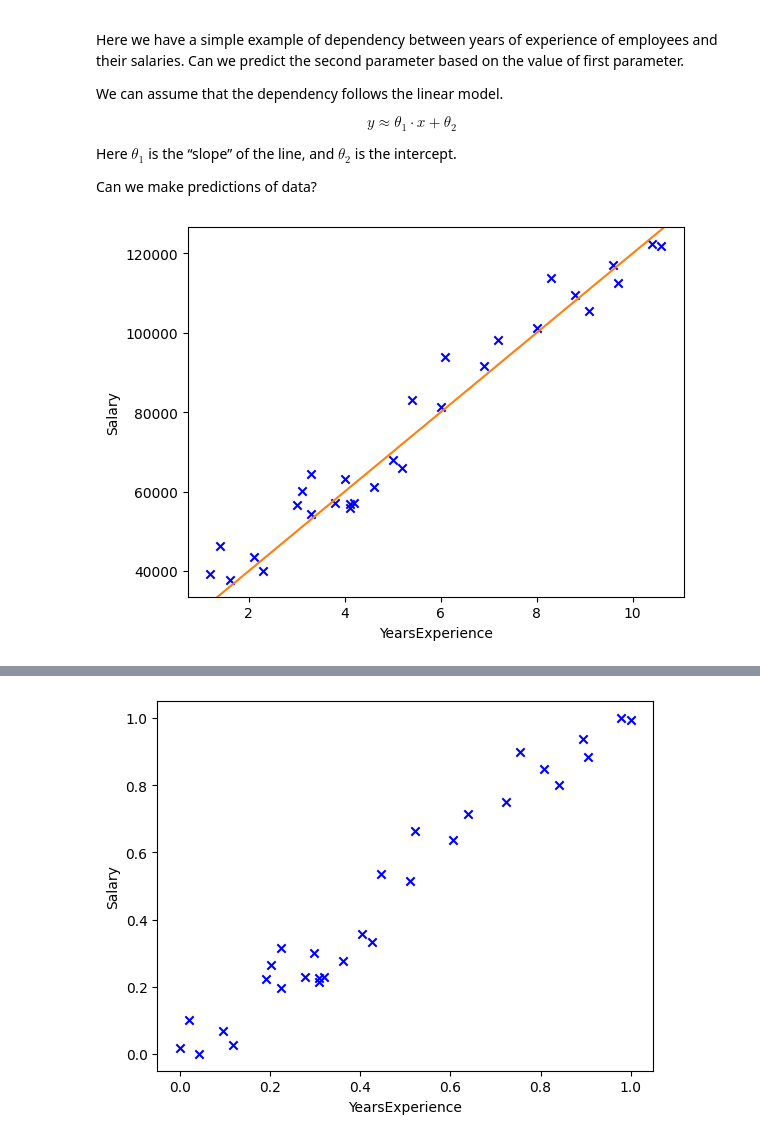
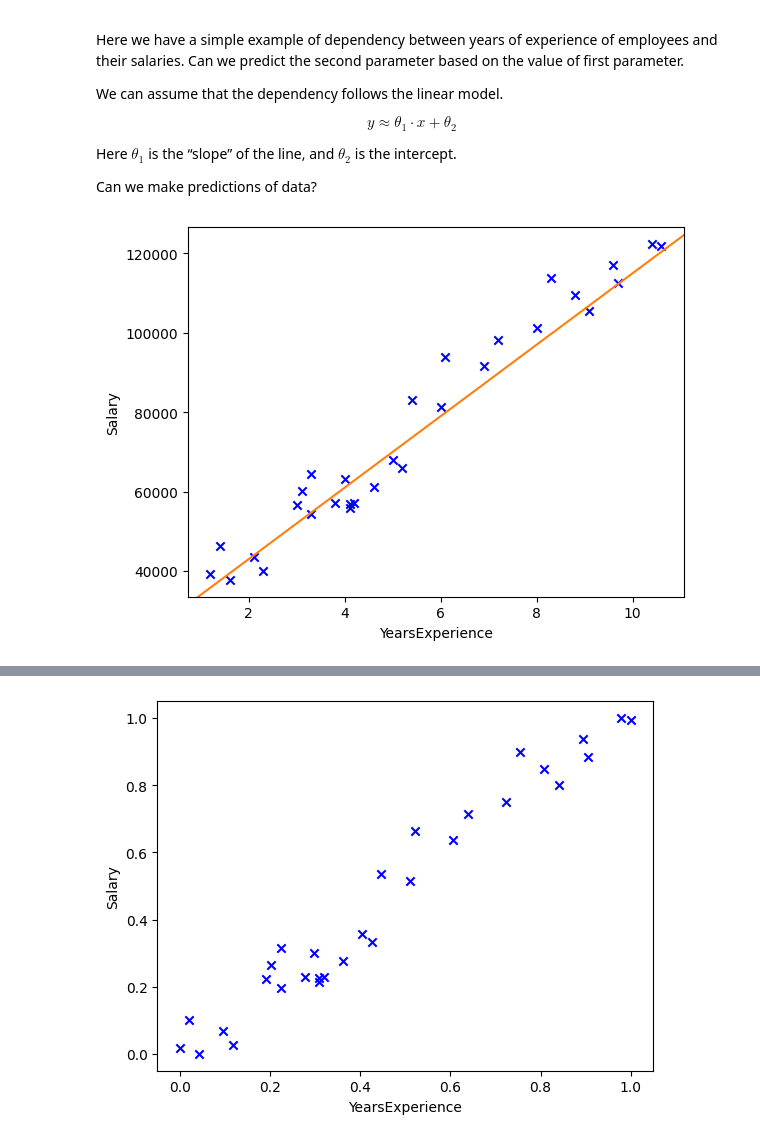
Before and after one commit to chnu-sci-tech/intellectual-data-analysis, a Jupyter notebook: src/201_ml_intro.ipynb, the cells around one changed output, grey strips where cells are left out. Cells and saved outputs as stored; diff of their text form; code cells hidden in the pictures.

```diff
--- a/src/201_ml_intro.ipynb
+++ b/src/201_ml_intro.ipynb
@@ -38,16 +38,16 @@ Can we make predictions of data?
 # %%
 import numpy as np
 
 def build_line(plt, theta):
     xlim, ylim =(plt.gca().get_xlim(), plt.gca().get_ylim())
     plt.plot(xlim, [theta[0]*xlim[0]+theta[1], theta[0]*xlim[1]+theta[1]], 'C1')
     plt.xlim(xlim)
     plt.ylim(ylim)
 
 plt = build_plot('../resources/Salary_dataset.csv', 'YearsExperience', 'Salary')
-build_line(plt, np.array([10000, 20000]))
+build_line(plt, np.array([9000, 25000]))
 # %% [output]
-[figure, old version]
+[figure, new version]
 # %% [markdown]
 ## Gradient descent
 
```
Also changed, not shown: parts of 12 cells of this notebook, 5 other files.
